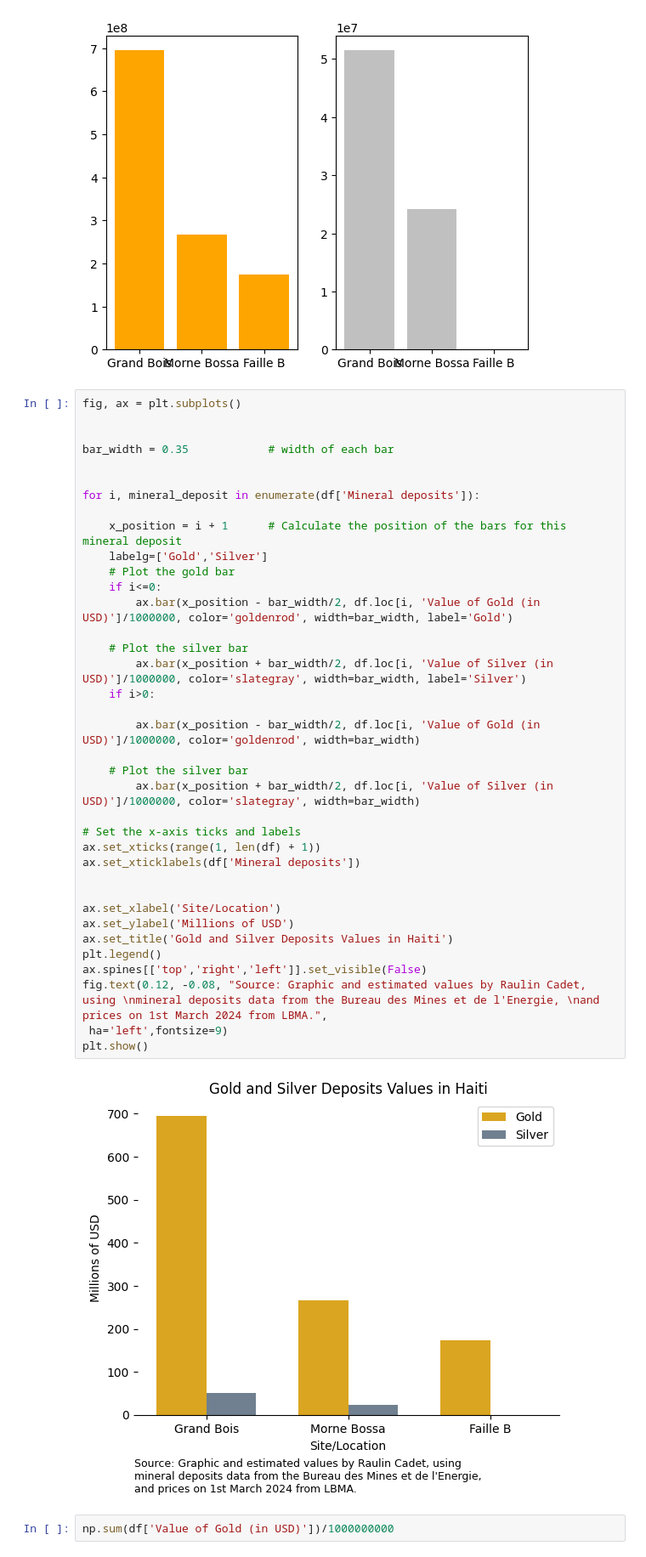
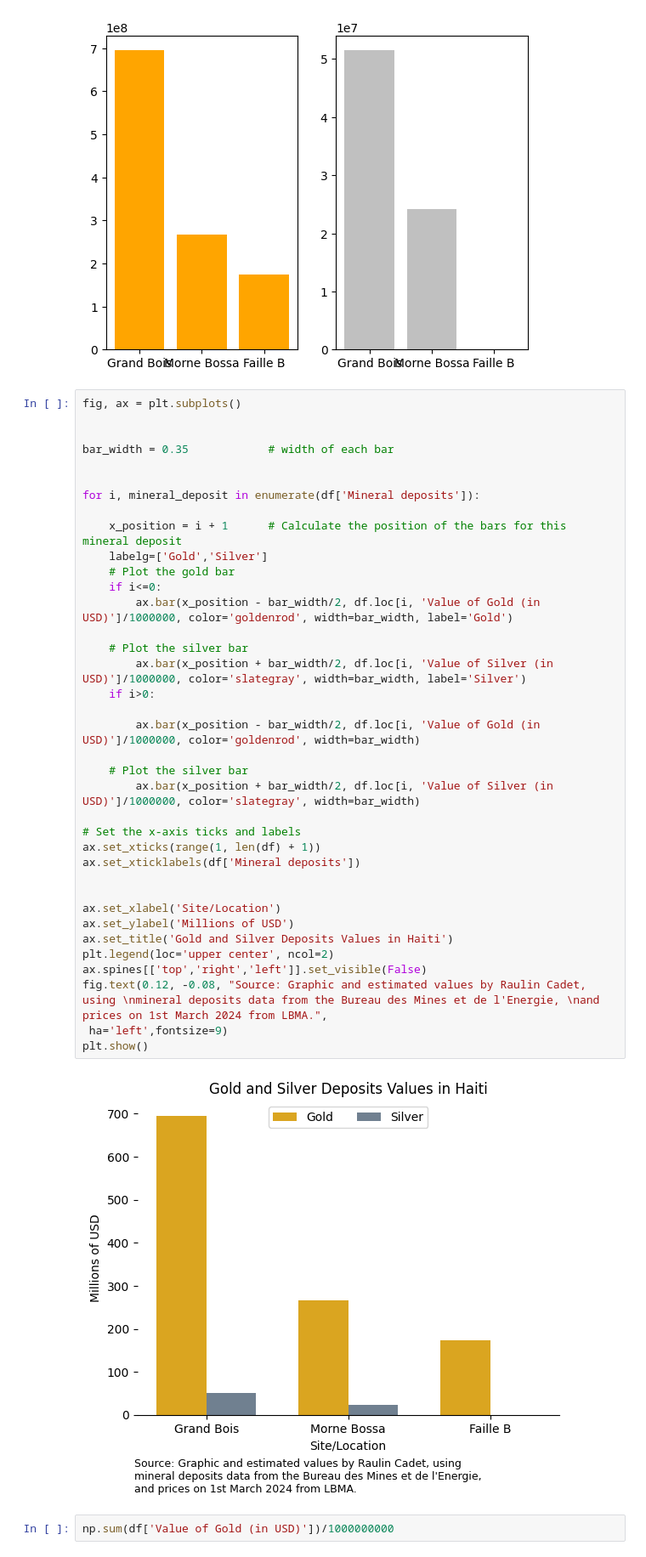
Before and after one commit to raulincadet/finance, a Jupyter notebook: HT_ressources/HT_goldSilver.ipynb, the cells around one changed output. Shown at 85% size. Cells and saved outputs as stored; diff of their text form.

```diff
--- a/HT_ressources/HT_goldSilver.ipynb
+++ b/HT_ressources/HT_goldSilver.ipynb
@@ -72,35 +72,35 @@ bar_width = 0.35            # width of each bar
 for i, mineral_deposit in enumerate(df['Mineral deposits']):
 
     x_position = i + 1      # Calculate the position of the bars for this mineral deposit
     labelg=['Gold','Silver']
     # Plot the gold bar
     if i<=0:
         ax.bar(x_position - bar_width/2, df.loc[i, 'Value of Gold (in USD)']/1000000, color='goldenrod', width=bar_width, label='Gold')
 
     # Plot the silver bar
         ax.bar(x_position + bar_width/2, df.loc[i, 'Value of Silver (in USD)']/1000000, color='slategray', width=bar_width, label='Silver')
     if i>0:
 
         ax.bar(x_position - bar_width/2, df.loc[i, 'Value of Gold (in USD)']/1000000, color='goldenrod', width=bar_width)
 
     # Plot the silver bar
         ax.bar(x_position + bar_width/2, df.loc[i, 'Value of Silver (in USD)']/1000000, color='slategray', width=bar_width)
 
 # Set the x-axis ticks and labels
 ax.set_xticks(range(1, len(df) + 1))
 ax.set_xticklabels(df['Mineral deposits'])
 
 
 ax.set_xlabel('Site/Location')
 ax.set_ylabel('Millions of USD')
 ax.set_title('Gold and Silver Deposits Values in Haiti')
-plt.legend()
+plt.legend(loc='upper center', ncol=2)
 ax.spines[['top','right','left']].set_visible(False)
 fig.text(0.12, -0.08, "Source: Graphic and estimated values by Raulin Cadet, using \nmineral deposits data from the Bureau des Mines et de l'Energie, \nand prices on 1st March 2024 from LBMA.",
  ha='left',fontsize=9)
 plt.show()
 # %% [output]
-[figure, old version]
+[figure, new version]
 # %%
 np.sum(df['Value of Gold (in USD)'])/1000000000
 # %% [output]
```
Also changed, not shown: 6 other files.
